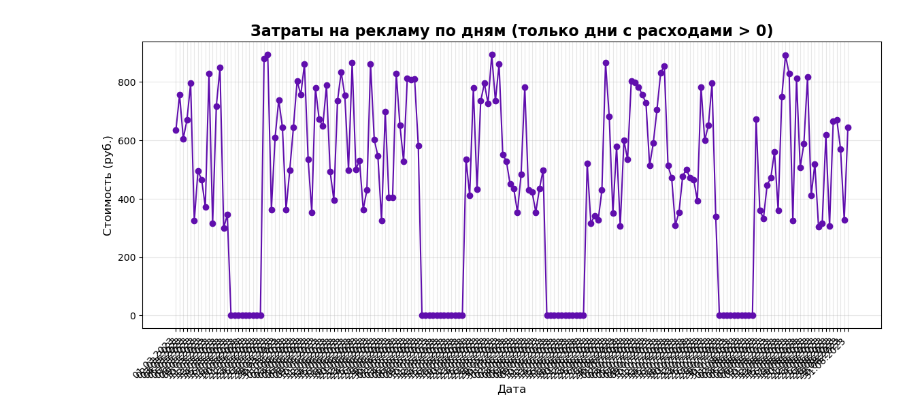
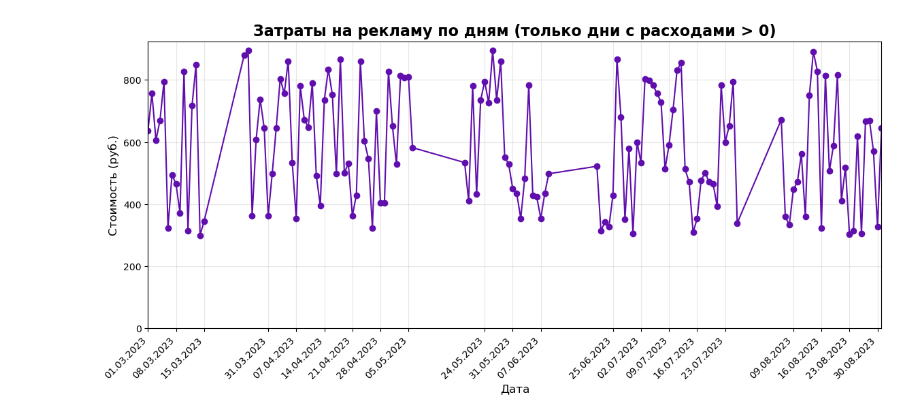
Before and after one commit to kot-yenot/data-analytics-project-100, a Jupyter notebook: charts_project.ipynb, the cells around one changed output. Drawn from its saved outputs; the diff is of its cells as text; code cells hidden in the pictures.

```diff
--- a/charts_project.ipynb
+++ b/charts_project.ipynb
@@ -260,12 +254,12 @@ plt.savefig( d / 'conversion_platform.png', dpi=300, bbox_inches='tight')
 # %%
-#средняя конверсия
-avg_conv = result_ads.copy()
+# Средняя конверсия
+avg_conv = df_graf.copy()
 avg_conv['date_readable'] = pd.to_datetime(
     avg_conv['date_group'],
     format='%Y-%m-%d'
-).dt.normalize()
+)
+avg_conv['cr_daily'] = avg_conv['registrations'] / avg_conv['visits']
 
-avg_conv['cr_daily'] = avg_conv['registrations'] / avg_conv['visits']
 daily_avg_conversion = (
     avg_conv
     .groupby('date_readable')['cr_daily']
@@ -273,9 +267,11 @@ daily_avg_conversion = (
     .round(3)
 ) * 100
 
+date_strings = daily_avg_conversion.index.strftime('%d.%m.%Y')
+daily_avg_conversion.index = date_strings  # Теперь индекс — строки
 plt.figure(figsize=(12, 6), constrained_layout=True)
 bars = plt.bar(
-    daily_avg_conversion.index,
+    range(len(daily_avg_conversion)),
     daily_avg_conversion.values,
     color='#600ead',
     width=0.7
@@ -284,11 +280,9 @@ plt.title('Средняя конверсия по дням (все платфо
 plt.xlabel('Дата', fontsize=12)
 plt.ylabel('Конверсия (%)', fontsize=12)
 plt.grid(axis='y', alpha=0.3)
-
 ax = plt.gca()
-ax.xaxis.set_major_formatter(mdates.DateFormatter('%d.%m.%Y'))
-ax.xaxis.set_major_locator(mdates.DayLocator(interval=1))
-plt.xticks(rotation=45, ha='right')
-
+step = 7
+ax.set_xticks(range(0, len(daily_avg_conversion), step))
+ax.set_xticklabels(daily_avg_conversion.index[::step], rotation=45, ha='right')
 plt.savefig( d / 'avg_conversion_all_platforms.png', dpi=300, bbox_inches='tight')
 # %% [output]
@@ -296,33 +290,39 @@ plt.savefig( d / 'avg_conversion_all_platforms.png', dpi=300, bbox_inches='tight
 # %%
-#затраты
-daily_cost = result_ads.copy()
-daily_cost['date_readable'] = pd.to_datetime(
-    daily_cost['date_group'],
-    format='%Y-%m-%d'
-).dt.normalize()
+# Затраты
+daily_cost = df_graf.copy()
+daily_cost['date_group'] = pd.to_datetime(daily_cost['date_group'])
+daily_cost = daily_cost.groupby('date_group')['cost'].sum().reset_index()
+daily_cost = daily_cost[daily_cost['cost'] > 0]
+daily_cost = daily_cost.sort_values('date_group').reset_index(drop=True)
+if len(daily_cost) == 0:
+    print("Нет данных для отображения: все затраты ≤ 0 или отсутствуют даты")
+else:
+    plt.figure(figsize=(12, 6))
 
-daily_cost = daily_cost.groupby('date_readable')['cost'].sum().reset_index()
-plt.figure(figsize=(12, 6))
-plt.plot(
-    daily_cost['date_readable'],
-    daily_cost['cost'],
-    marker='o',
-    linewidth=1.5,
-    color='#600ead',
-    markersize=6
-)
-plt.title('Затраты на рекламу по дням (только дни с расходами > 0)', fontsize=16, fontweight='bold')
-plt.xlabel('Дата', fontsize=12)
-plt.ylabel('Стоимость (руб.)', fontsize=12)
-plt.grid(True, alpha=0.3)
-ax = plt.gca()
-ax.xaxis.set_major_formatter(mdates.DateFormatter('%d.%m.%Y'))
-ax.xaxis.set_major_locator(mdates.DayLocator(interval=1))  # Каждый день
 
-plt.xticks(rotation=45, ha='right', fontsize=10)
-
-plt.tight_layout(pad=2.0)
-
-plt.savefig( d / 'total_cost.png', dpi=300, bbox_inches='tight')
+    plt.plot(
+        daily_cost['date_group'],
+        daily_cost['cost'],
+        marker='o',
+        linewidth=1.5,
+        color='#600ead',
+        markersize=6
+    )
+    plt.title('Затраты на рекламу по дням (только дни с расходами > 0)', fontsize=16, fontweight='bold')
+    plt.xlabel('Дата', fontsize=12)
+    plt.ylabel('Стоимость (руб.)', fontsize=12)
+    plt.grid(True, alpha=0.3)
+    ax = plt.gca()
+    date_labels = daily_cost['date_group'].dt.strftime('%d.%m.%Y')
+    step = 7
+    selected_positions = range(0, len(daily_cost), step)
+    selected_labels = date_labels.iloc[selected_positions]
+    ax.set_xticks(daily_cost['date_group'].iloc[selected_positions])
+    ax.set_xticklabels(selected_labels, rotation=45, ha='right', fontsize=10)
+    ax.set_xlim(daily_cost['date_group'].min(), daily_cost['date_group'].max())
+    if daily_cost['cost'].min() > 0:
+        ax.set_ylim(bottom=0)
+    plt.tight_layout(pad=2.0)
+plt.savefig(d / 'total_cost.png', dpi=300, bbox_inches='tight')
 # %% [output]
-[figure, old version]
+[figure, new version]
```
Also changed, not shown: parts of 7 cells of this notebook, 8 other files.
